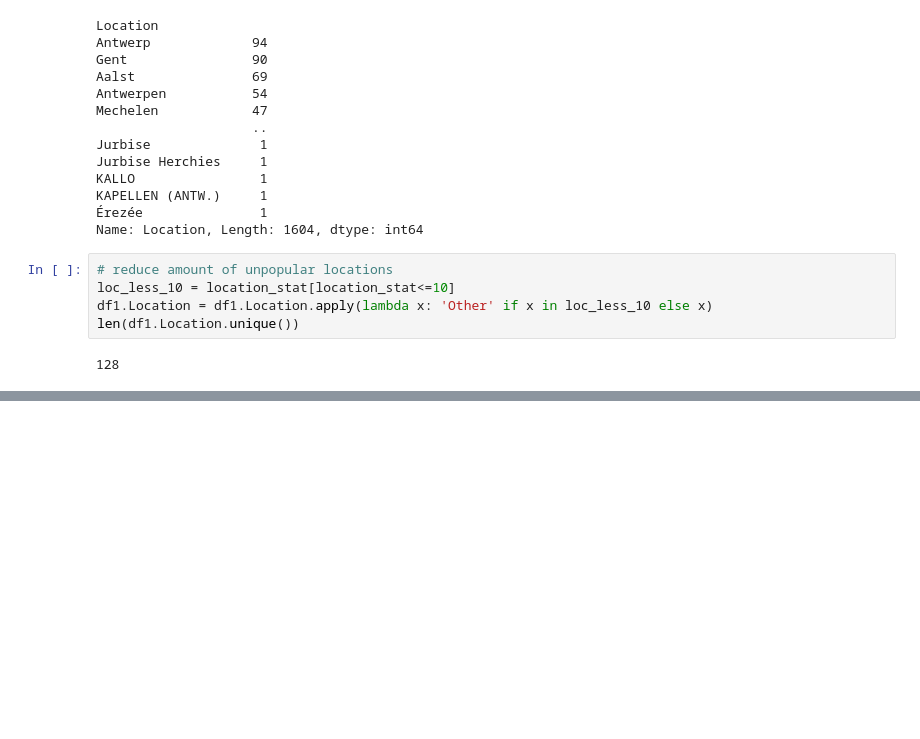
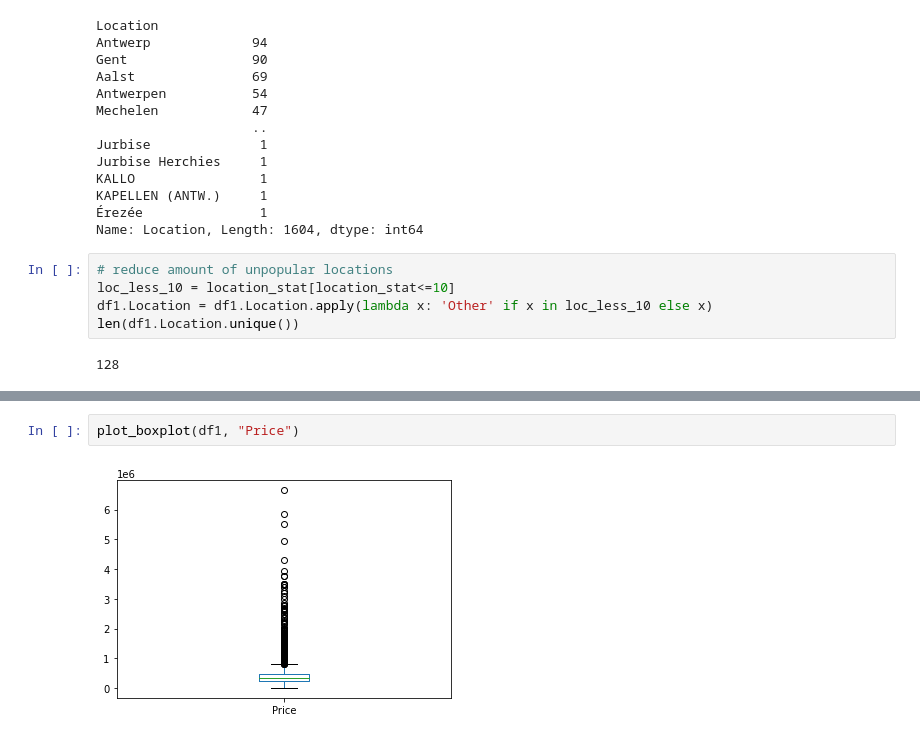
Before and after one commit to IrinaSing/challenge-machine-learning-api-deployment, a Jupyter notebook: data/dataframe.ipynb, the cells around one changed output, grey strips where cells are left out. Saved outputs shown, nothing was run; the diff lists cells and outputs as text; blank space fills up the shorter version.

```diff
--- a/data/dataframe.ipynb
+++ b/data/dataframe.ipynb
@@ -407,0 +441,4 @@ len(df1.Location.unique())
+# %%
+plot_boxplot(df1, "Price")
+# %% [output]
+[figure, added]
```
Also changed, not shown: parts of 23 cells of this notebook.
